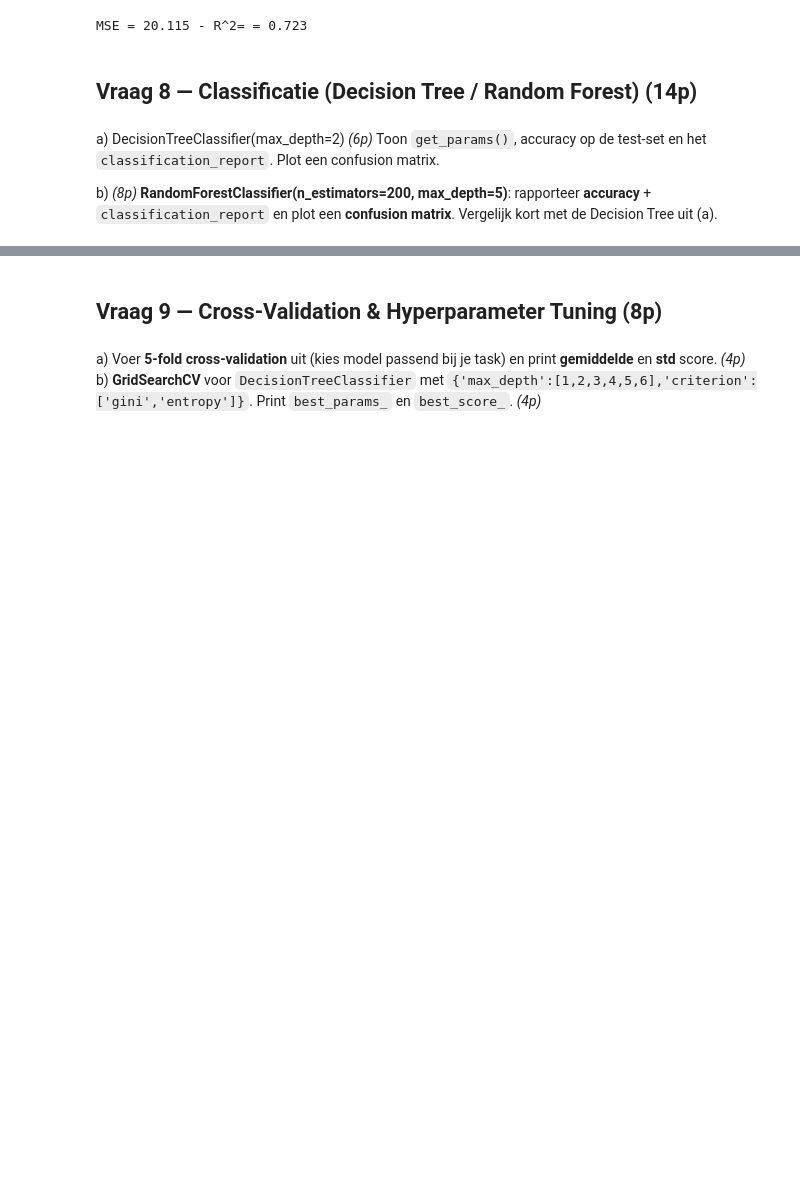
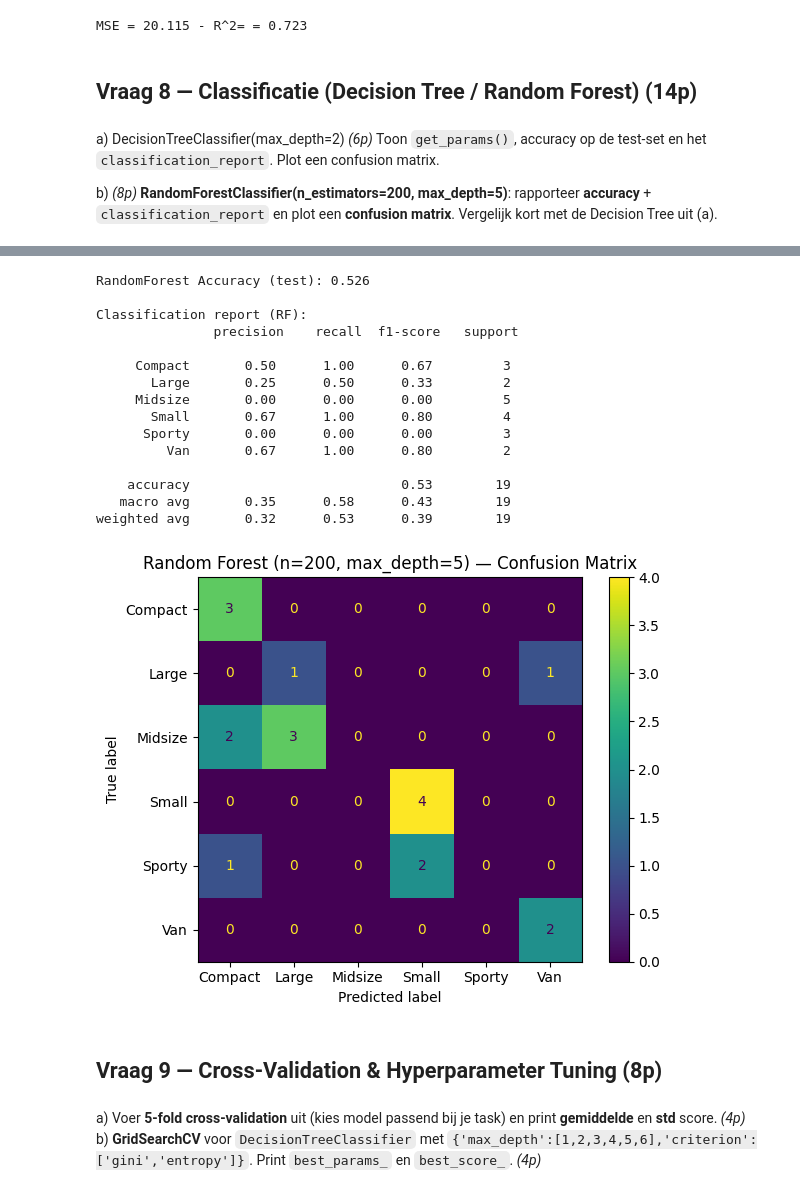
Before and after one commit to YuuneesIBH/KdG-DataScience2, a Jupyter notebook: ChatGPT-Voorbeeldexamens/examweek/DS2_Proefexamen_Stijl_Vraaggewijs.ipynb, the cells around one changed output, grey strips where cells are left out. Drawn from its saved outputs; the diff is of its cells as text; code cells hidden in the pictures; blank space fills up the shorter version.

```diff
--- a/ChatGPT-Voorbeeldexamens/examweek/DS2_Proefexamen_Stijl_Vraaggewijs.ipynb
+++ b/ChatGPT-Voorbeeldexamens/examweek/DS2_Proefexamen_Stijl_Vraaggewijs.ipynb
@@ -436,13 +472,38 @@ plot_tree(model)
 # %%
 # b
 #SOLUTION_START
-# rf = RandomForestClassifier(n_estimators=200, max_depth=5, random_state=42)
-# rf.fit(X_train, y_train)
-# y_pred_rf = rf.predict(X_test)
-# print('ACC:', (y_pred_rf == y_test).mean())
-# print(classification_report(y_test, y_pred_rf))
-# # vergelijk in 1-2 zinnen in comment
+rf = RandomForestClassifier(n_estimators=200, max_depth=5, random_state=42)
+rf.fit(X_train, y_train)
+
+#voorpellen en metrics geven
+y_pred_rf = rf.predict(X_test)
+acc_rf = accuracy_score(y_test, y_pred_rf)
+print(f"RandomForest Accuracy (test): {acc_rf:.3f}")
+print("\nClassification report (RF):\n", classification_report(y_test, y_pred_rf))
+
+ConfusionMatrixDisplay.from_predictions(y_test, y_pred_rf, display_labels=rf.classes_)
+plt.title("Random Forest (n=200, max_depth=5) — Confusion Matrix")
+plt.tight_layout()
+plt.show()
+
 #SOLUTION_END
+# %% [output]
+RandomForest Accuracy (test): 0.526
+
+Classification report (RF):
+               precision    recall  f1-score   support
+
+     Compact       0.50      1.00      0.67         3
+       Large       0.25      0.50      0.33         2
+     Midsize       0.00      0.00      0.00         5
+       Small       0.67      1.00      0.80         4
+      Sporty       0.00      0.00      0.00         3
+         Van       0.67      1.00      0.80         2
+
+    accuracy                           0.53        19
+   macro avg       0.35      0.58      0.43        19
+weighted avg       0.32      0.53      0.39        19
+[figure, added]
 # %% [markdown]
 ## Vraag 9 — Cross-Validation & Hyperparameter Tuning (8p)
 # %% [markdown]
```
Also changed, not shown: parts of 17 cells of this notebook, 1 other file.
